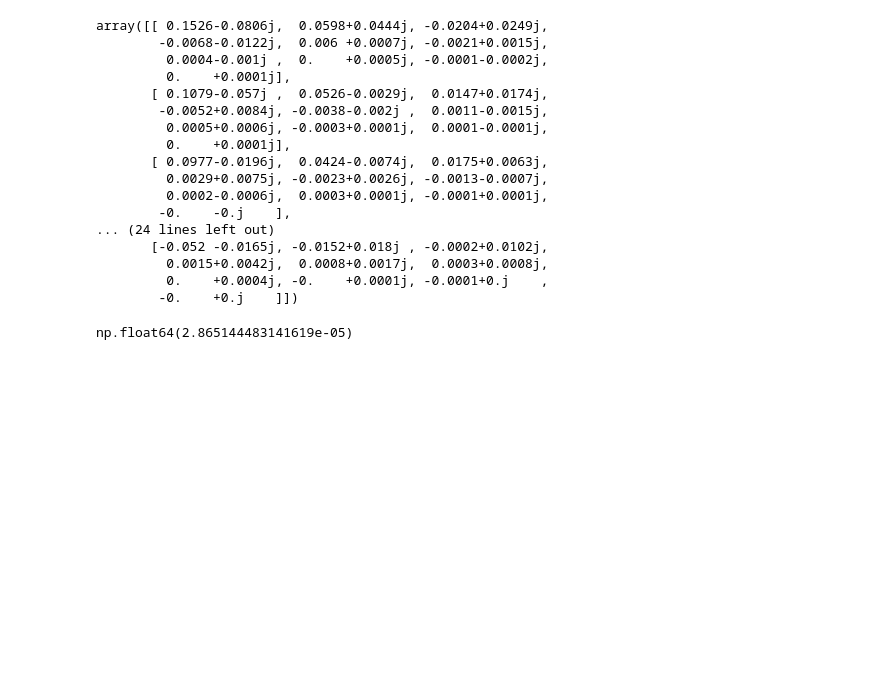
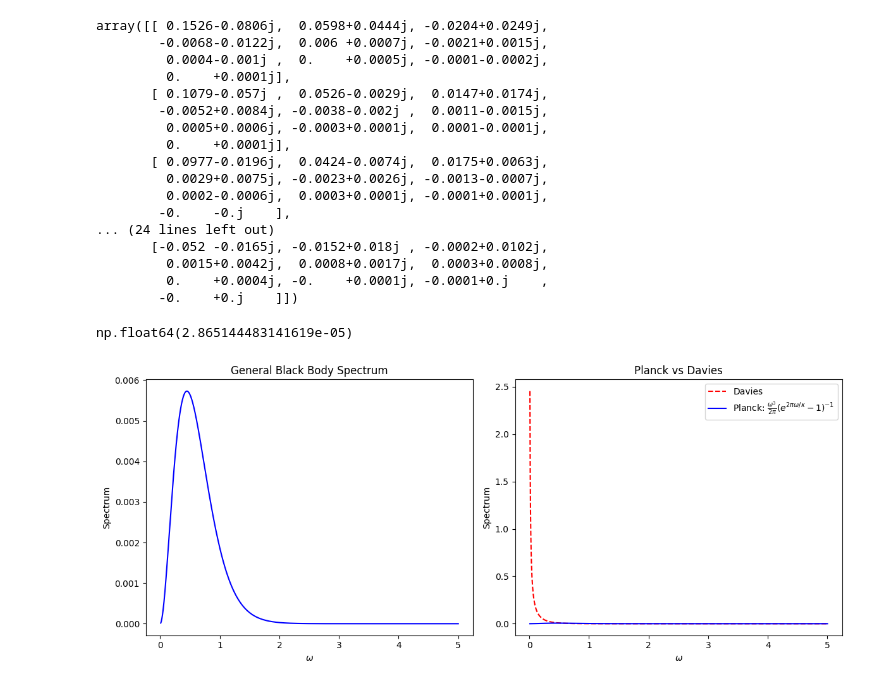
Before and after one commit to KaizokuOu56/movingMirror, a Jupyter notebook: trials1/Davies-Verification.ipynb, the cells around one changed output. Saved outputs shown, nothing was run; the diff lists cells and outputs as text; code cells hidden in the pictures; blank space fills up the shorter version.

```diff
--- a/trials1/Davies-Verification.ipynb
+++ b/trials1/Davies-Verification.ipynb
@@ -348,3 +348,32 @@ array([[ 0.1526-0.0806j,  0.0598+0.0444j, -0.0204+0.0249j,
 np.abs(10**omega * beta).min()
 # %% [output]
 np.float64(2.865144483141619e-05)
+# %%
+kappa = 1.0
+
+# Planck spectrum: general black body
+nu = np.linspace(0.01, 5.0, 1000)
+planck = (nu**3) / (np.exp(2 * np.pi * nu / kappa) - 1)
+
+# Davies 77 thermal spectrum (per mode)
+davies = (1 / (2 * np.pi)) * (np.exp(2 * np.pi * nu / kappa) - 1)**(-1)
+
+fig, axes = plt.subplots(1, 2, figsize=(12, 5))
+
+axes[0].plot(nu, planck, 'b-')
+axes[0].set_xlabel(r'$\omega$')
+axes[0].set_ylabel('Spectrum')
+axes[0].set_title('General Black Body Spectrum')
+
+axes[1].plot(nu, davies, 'r--', label='Davies')
+axes[1].plot(nu, planck, 'b-', label=r'Planck: $\frac{\omega^3}{2\pi}(e^{2\pi\omega/\kappa}-1)^{-1}$')
+axes[1].set_xlabel(r'$\omega$')
+axes[1].set_ylabel('Spectrum')
+axes[1].set_title('Planck vs Davies')
+axes[1].legend()
+
+plt.tight_layout()
+#plt.savefig('spectrum.png', dpi=150)
+plt.show()
+# %% [output]
+[figure, added]
```
